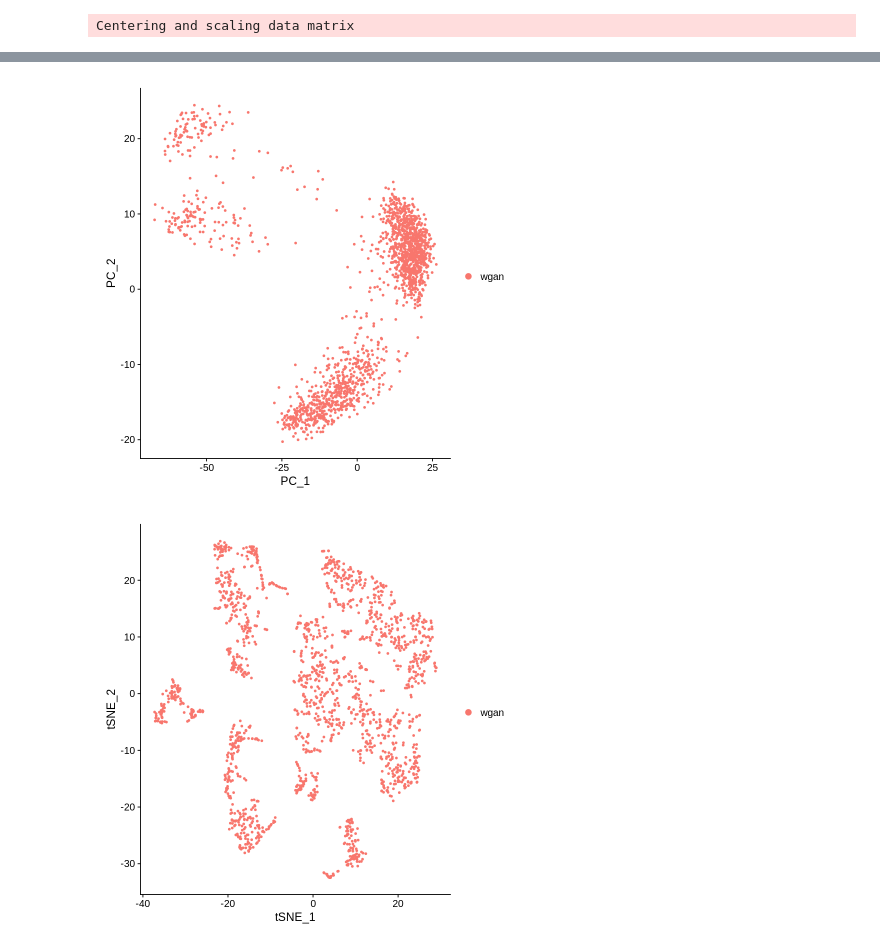
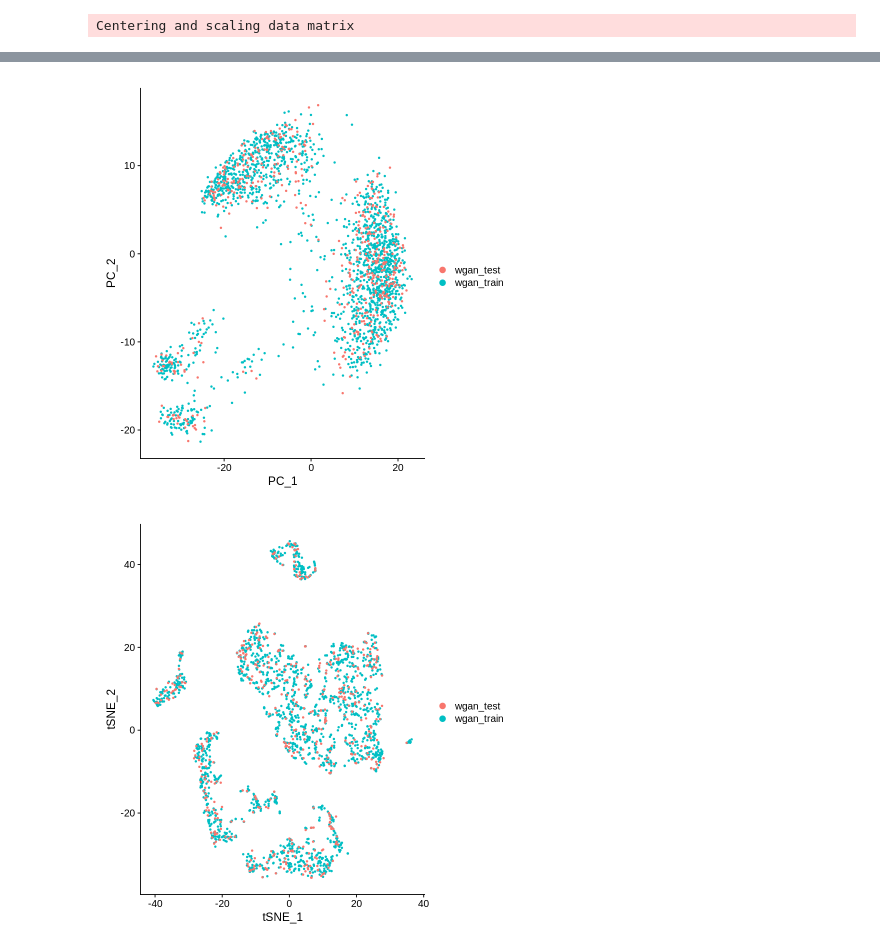
Before and after one commit to luslab/arshamg-scrnaseq-wgan, a Jupyter notebook: jupyter/analyse-training.ipynb, the cells around one changed output, grey strips where cells are left out. Saved outputs shown, nothing was run; the diff lists cells and outputs as text; code cells hidden in the pictures.

```diff
--- a/jupyter/analyse-training.ipynb
+++ b/jupyter/analyse-training.ipynb
@@ -64,7 +102,7 @@ pbmc <- NormalizeData(pbmc)
 # %%
-train_nonorm <- FindVariableFeatures(train_nonorm, selection.method = "vst", nfeatures = 2000)
+data_combined <- FindVariableFeatures(data_combined, selection.method = "vst", nfeatures = 2000)
 # %%
-all.genes <- rownames(train_nonorm)
-train_nonorm <- ScaleData(object = train_nonorm, features = all.genes)
+all.genes <- rownames(data_combined)
+data_combined <- ScaleData(object = data_combined, features = all.genes)
 # %% [output]
 Centering and scaling data matrix
@@ -71,4 +111,4 @@ Centering and scaling data matrix
 # %%
-train_nonorm <- RunPCA(object = train_nonorm, features = VariableFeatures(object = train_nonorm))
+data_combined <- RunPCA(object = data_combined, features = VariableFeatures(object = data_combined))
 # %% [output]
 PC_ 1
@@ -91,10 +131,10 @@ Negative:  ENSMUSG00000000308, ENSMUSG00000078144, ENSMUSG00000020857, ENSMUSG00
 # %%
-DimPlot(train_nonorm, reduction = "pca")
+DimPlot(data_combined, reduction = "pca")
 # %% [output]
-[figure, old version]
+[figure, new version]
 # %%
-train_nonorm <- RunTSNE(object = train_nonorm, dims = 3:10)
+data_combined <- RunTSNE(object = data_combined, dims = 1:10)
 # %%
-DimPlot(train_nonorm, reduction = "tsne")
+DimPlot(data_combined, reduction = "tsne")
 # %% [output]
-[figure, old version]
+[figure, new version]
```
Also changed, not shown: parts of 23 cells of this notebook.
